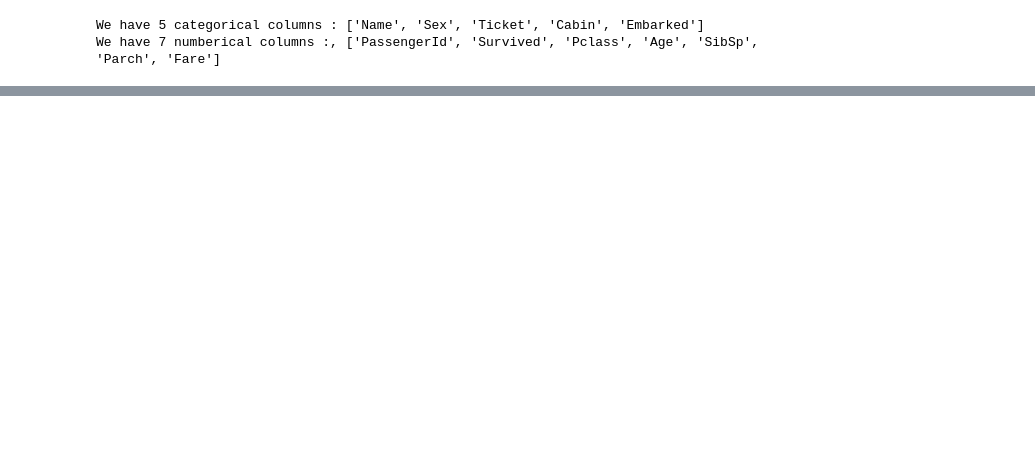
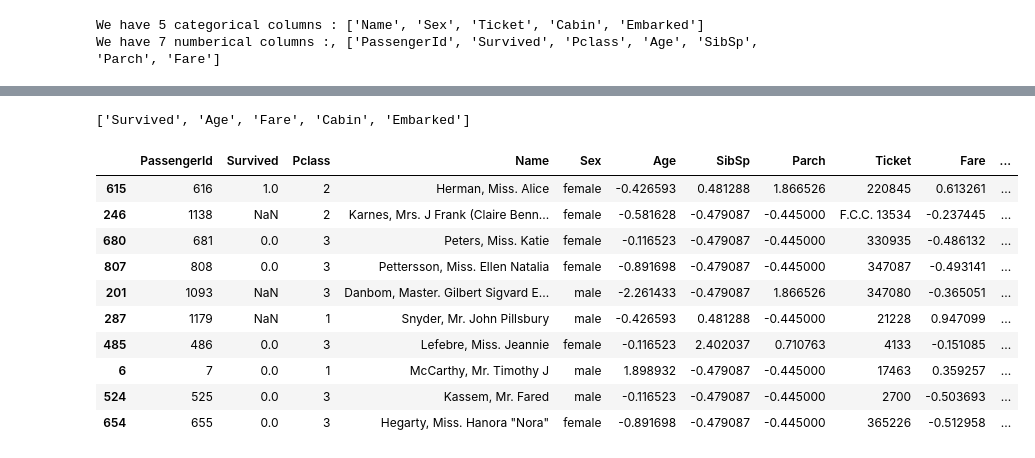
Before and after one commit to gks4478/TIL, a Jupyter notebook: 타이타닉_예제.ipynb, the cells around one changed output, grey strips where cells are left out. Saved outputs shown, nothing was run; the diff lists cells and outputs as text; code cells hidden in the pictures; blank space fills up the shorter version.

```diff
--- a/타이타닉_예제.ipynb
+++ b/타이타닉_예제.ipynb
@@ -199,0 +255,57 @@ X_test['Title'] = X_test['Name'].apply(get_title)
+# %%
+# Cabin(객실번호)가 있는지 없는지로 판단한다.
+# 객실이 없고 입석? 느낌으로 생각한건가?
+# HasCabin에는 0이 아닌 값, 객실이 있는 값은 True, 아니면 False로 저장한다.
+data['HasCabin'] = data['Cabin'].fillna(0) != 0
+# %%
+# any는 값이 있으면 True 0이면 False를 출력한다.
+cols_with_missing = [col for col in data.columns if data[col].isnull().any()]
+
+cols_with_missing
+# %% [output]
+['Survived', 'Age', 'Fare', 'Cabin', 'Embarked']
+# %%
+# 결측치 해소
+# Age의 결측치를 중간값으로 채운다.
+data['Age'].fillna(data['Age'].median(), inplace = True)
+
+# Embarked를 최빈값을 채운다.
+# mode는 최빈값을 출력해준다.
+data['Embarked'].fillna(data['Embarked'].mode()[0], inplace = True)
+
+# Fare는 중간값으로 채운다.
+data['Fare'].fillna(data['Fare'].median(), inplace = True)
+# %%
+# 스케일 작업 수치형 변수
+from sklearn.preprocessing import StandardScaler
+
+scale = StandardScaler()
+
+data[['Age', 'SibSp', 'Parch', 'Fare', 'FamilySize']] = scale.fit_transform(data[['Age', 'SibSp', 'Parch', 'Fare', 'FamilySize']])
+# %%
+# 범주형 변수 인코더
+from sklearn.preprocessing import LabelEncoder
+label = LabelEncoder()
+
+# 성별 Sex
+data['SexCode'] = label.fit_transform(data['Sex'])
+# 출발항구 Embarked
+data['EmbarkedCode'] = label.fit_transform(data['Embarked'])
+# 호칭 Title
+data['TitleCode'] = label.fit_transform(data['Title'])
+# (male : 1, female : 0) 이런식으로 바뀐듯
+# %%
+data.sample(10)
+# sample로 뽑아서 Survived에 없는 값이 있는 것임
+# %% [output]
+|  | PassengerId | Survived | Pclass | Name | Sex | Age | SibSp | Parch | Ticket | Fare | ... |
+| 615 | 616 | 1.0 | 2 | Herman, Miss. Alice | female | -0.426593 | 0.481288 | 1.866526 | 220845 | 0.613261 | ... |
+| 246 | 1138 | NaN | 2 | Karnes, Mrs. J Frank (Claire Benn... | female | -0.581628 | -0.479087 | -0.445000 | F.C.C. 13534 | -0.237445 | ... |
+| 680 | 681 | 0.0 | 3 | Peters, Miss. Katie | female | -0.116523 | -0.479087 | -0.445000 | 330935 | -0.486132 | ... |
+| 807 | 808 | 0.0 | 3 | Pettersson, Miss. Ellen Natalia | female | -0.891698 | -0.479087 | -0.445000 | 347087 | -0.493141 | ... |
+| 201 | 1093 | NaN | 3 | Danbom, Master. Gilbert Sigvard E... | male | -2.261433 | -0.479087 | 1.866526 | 347080 | -0.365051 | ... |
+| 287 | 1179 | NaN | 1 | Snyder, Mr. John Pillsbury | male | -0.426593 | 0.481288 | -0.445000 | 21228 | 0.947099 | ... |
+| 485 | 486 | 0.0 | 3 | Lefebre, Miss. Jeannie | female | -0.116523 | 2.402037 | 0.710763 | 4133 | -0.151085 | ... |
+| 6 | 7 | 0.0 | 1 | McCarthy, Mr. Timothy J | male | 1.898932 | -0.479087 | -0.445000 | 17463 | 0.359257 | ... |
+| 524 | 525 | 0.0 | 3 | Kassem, Mr. Fared | male | -0.116523 | -0.479087 | -0.445000 | 2700 | -0.503693 | ... |
+| 654 | 655 | 0.0 | 3 | Hegarty, Miss. Hanora "Nora" | female | -0.891698 | -0.479087 | -0.445000 | 365226 | -0.512958 | ... |
```
Also changed, not shown: parts of 15 cells of this notebook.
